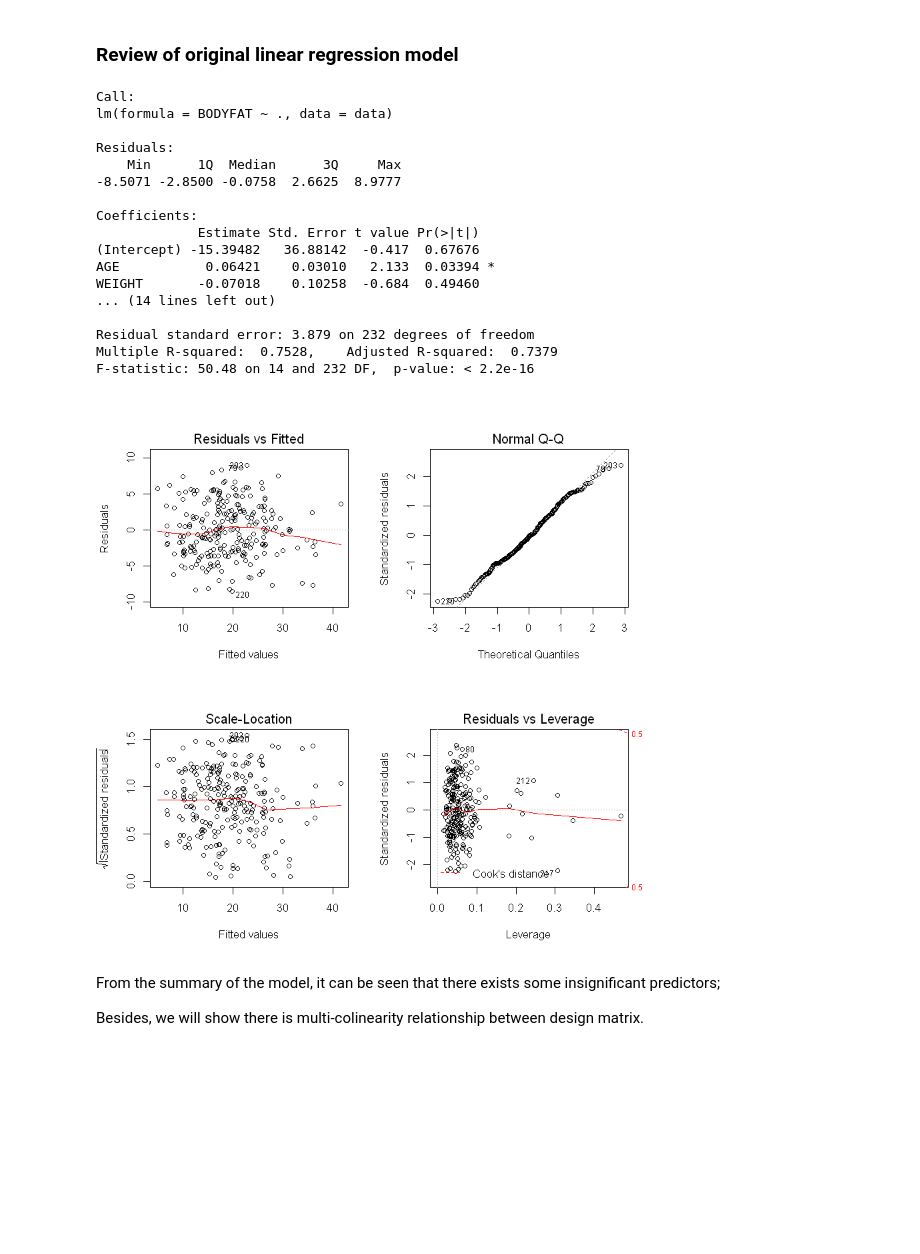
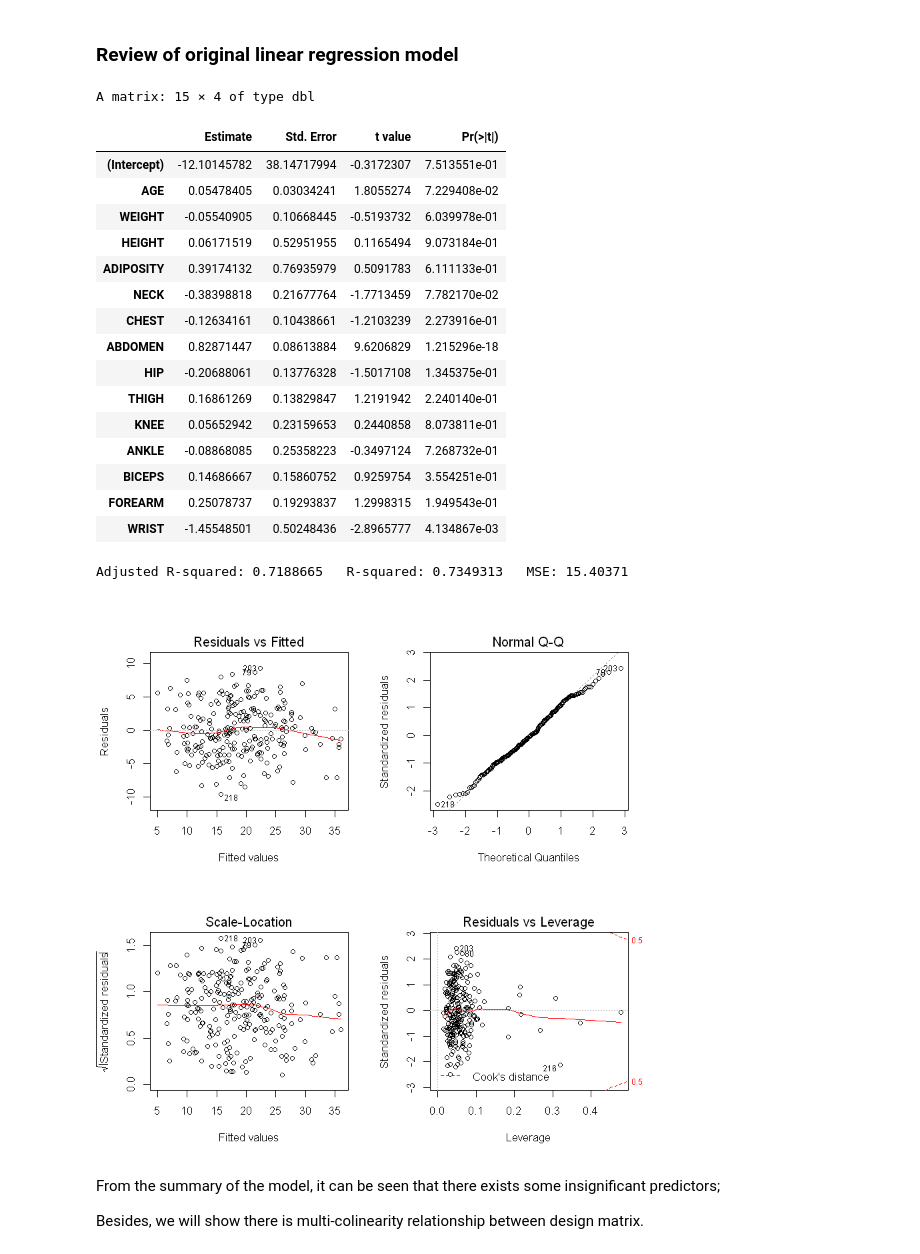
Before and after one commit to jwu424/628Module2, a Jupyter notebook: stepwise regression.ipynb, the cells around one changed output. Drawn from its saved outputs; the diff is of its cells as text; code cells hidden in the pictures; blank space fills up the shorter version.

```diff
--- a/stepwise regression.ipynb
+++ b/stepwise regression.ipynb
@@ -3,7 +3,7 @@ rm(list=ls())
 library(car)
 library(leaps)
 setwd("D:/2019 Fall/STAT 628/module 2")
-data = read.csv("data.cleaned.csv")[,-1]
+data = read.csv("data_cleaned.csv")[,-c(1,3)]
 # %% [output]
 Loading required package: carData
 Loading required package: leaps
@@ -11,28 +11,31 @@ Loading required package: leaps
 ### Review of original linear regression model
 # %%
 m = lm(BODYFAT~.,data)
-summary(m)
+coefficients(summary(m))
+cat("Adjusted R-squared:",summary(m)$adj.r.squared,"  R-squared:",summary(m)$r.squared,
+    "  MSE:",sum(summary(m)$residuals^2)/(nrow(data)-ncol(data)))
 par(mfrow=c(2,2))
 plot(m)
 # %% [output]
-Call:
-lm(formula = BODYFAT ~ ., data = data)
-
-Residuals:
-    Min      1Q  Median      3Q     Max
--8.5071 -2.8500 -0.0758  2.6625  8.9777
-
-Coefficients:
-             Estimate Std. Error t value Pr(>|t|)
-(Intercept) -15.39482   36.88142  -0.417  0.67676
-AGE           0.06421    0.03010   2.133  0.03394 *
-WEIGHT       -0.07018    0.10258  -0.684  0.49460
-... (14 lines left out)
-
-Residual standard error: 3.879 on 232 degrees of freedom
-Multiple R-squared:  0.7528,    Adjusted R-squared:  0.7379
-F-statistic: 50.48 on 14 and 232 DF,  p-value: < 2.2e-16
+A matrix: 15 × 4 of type dbl
+|  | Estimate | Std. Error | t value | Pr(>|t|) |
+| (Intercept) | -12.10145782 | 38.14717994 | -0.3172307 | 7.513551e-01 |
+| AGE | 0.05478405 | 0.03034241 | 1.8055274 | 7.229408e-02 |
+| WEIGHT | -0.05540905 | 0.10668445 | -0.5193732 | 6.039978e-01 |
+| HEIGHT | 0.06171519 | 0.52951955 | 0.1165494 | 9.073184e-01 |
+| ADIPOSITY | 0.39174132 | 0.76935979 | 0.5091783 | 6.111133e-01 |
+| NECK | -0.38398818 | 0.21677764 | -1.7713459 | 7.782170e-02 |
+| CHEST | -0.12634161 | 0.10438661 | -1.2103239 | 2.273916e-01 |
+| ABDOMEN | 0.82871447 | 0.08613884 | 9.6206829 | 1.215296e-18 |
+| HIP | -0.20688061 | 0.13776328 | -1.5017108 | 1.345375e-01 |
+| THIGH | 0.16861269 | 0.13829847 | 1.2191942 | 2.240140e-01 |
+| KNEE | 0.05652942 | 0.23159653 | 0.2440858 | 8.073811e-01 |
+| ANKLE | -0.08868085 | 0.25358223 | -0.3497124 | 7.268732e-01 |
+| BICEPS | 0.14686667 | 0.15860752 | 0.9259754 | 3.554251e-01 |
+| FOREARM | 0.25078737 | 0.19293837 | 1.2998315 | 1.949543e-01 |
+| WRIST | -1.45548501 | 0.50248436 | -2.8965777 | 4.134867e-03 |
+Adjusted R-squared: 0.7188665   R-squared: 0.7349313   MSE: 15.40371
-[figure, old version]
+[figure, new version]
 # %% [markdown]
 From the summary of the model, it can be seen that there exists some insignificant predictors;
 
```
Also changed, not shown: parts of 12 cells of this notebook.
